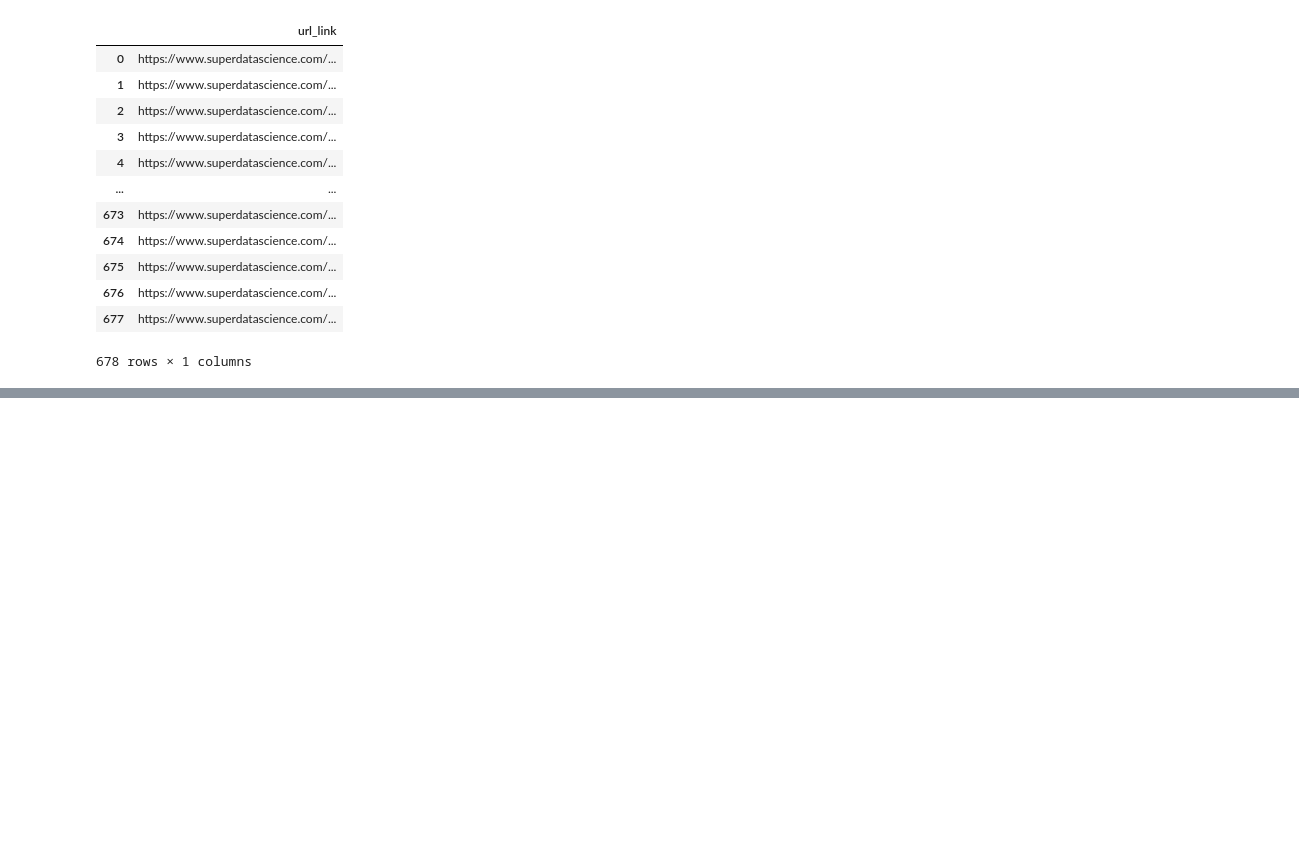
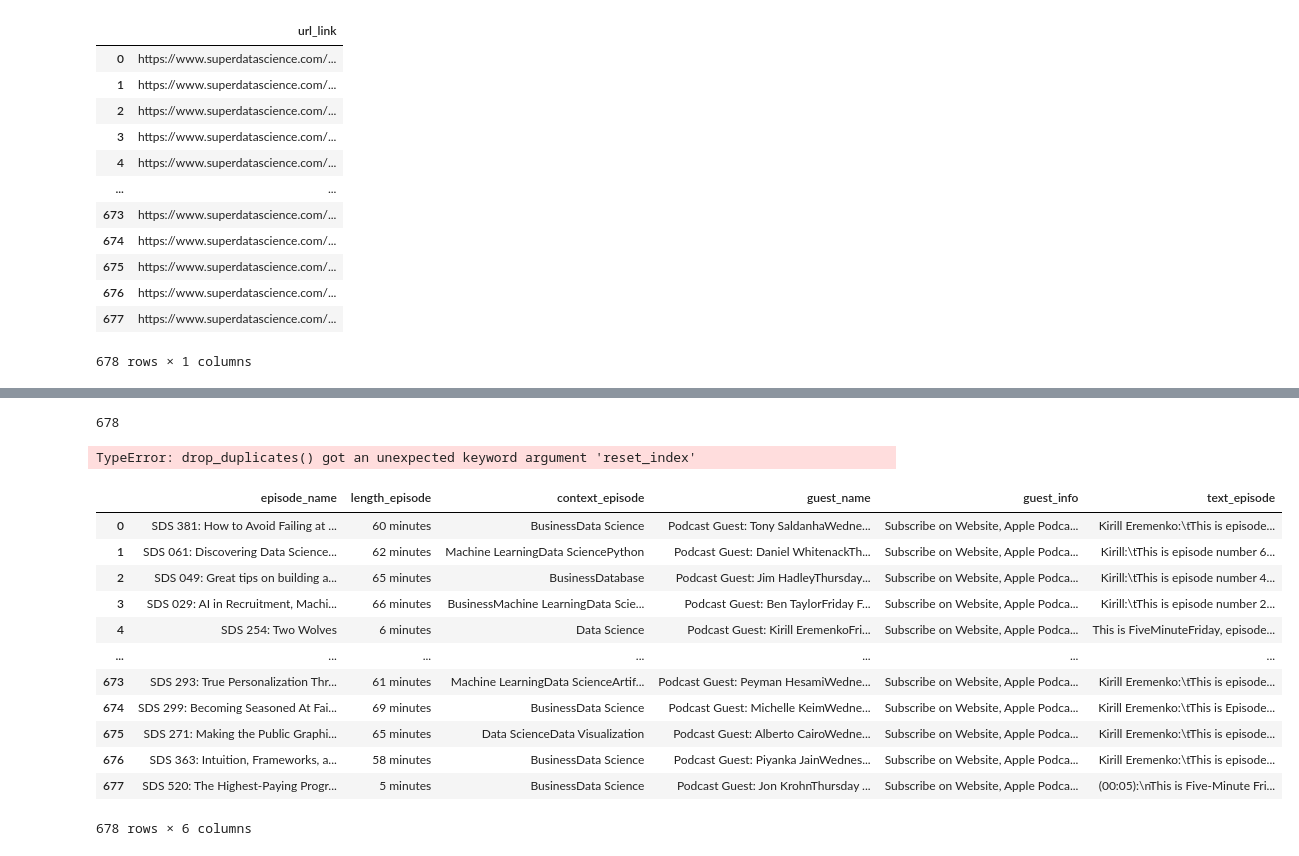
Before and after one commit to ashamaheshwari/SDS_podcast_analysis, a Jupyter notebook: notebooks/SDS_Web_Scraper.ipynb, the cells around one changed output, grey strips where cells are left out. Drawn from its saved outputs; the diff is of its cells as text; code cells hidden in the pictures; blank space fills up the shorter version.

```diff
--- a/notebooks/SDS_Web_Scraper.ipynb
+++ b/notebooks/SDS_Web_Scraper.ipynb
@@ -97,3 +151,27 @@ superdatascience
+# %%
+superdatascience['episode_name'].nunique()
+# %% [output]
+678
+# %%
+superdatascience = superdatascience.drop_duplicates()
+# %% [output]
+TypeError: drop_duplicates() got an unexpected keyword argument 'reset_index'
+# %%
+superdatascience.reset_index(drop = True)
+# %% [output]
+|  | episode_name | length_episode | context_episode | guest_name | guest_info | text_episode |
+| 0 | SDS 381: How to Avoid Failing at ... | 60 minutes | BusinessData Science | Podcast Guest: Tony SaldanhaWedne... | Subscribe on Website, Apple Podca... | Kirill Eremenko:\tThis is episode... |
+| 1 | SDS 061: Discovering Data Science... | 62 minutes | Machine LearningData SciencePython | Podcast Guest: Daniel WhitenackTh... | Subscribe on Website, Apple Podca... | Kirill:\tThis is episode number 6... |
+| 2 | SDS 049: Great tips on building a... | 65 minutes | BusinessDatabase | Podcast Guest: Jim HadleyThursday... | Subscribe on Website, Apple Podca... | Kirill:\tThis is episode number 4... |
+| 3 | SDS 029: AI in Recruitment, Machi... | 66 minutes | BusinessMachine LearningData Scie... | Podcast Guest: Ben TaylorFriday F... | Subscribe on Website, Apple Podca... | Kirill:\tThis is episode number 2... |
+| 4 | SDS 254: Two Wolves | 6 minutes | Data Science | Podcast Guest: Kirill EremenkoFri... | Subscribe on Website, Apple Podca... | This is FiveMinuteFriday, episode... |
+| ... | ... | ... | ... | ... | ... | ... |
+| 673 | SDS 293: True Personalization Thr... | 61 minutes | Machine LearningData ScienceArtif... | Podcast Guest: Peyman HesamiWedne... | Subscribe on Website, Apple Podca... | Kirill Eremenko:\tThis is episode... |
+| 674 | SDS 299: Becoming Seasoned At Fai... | 69 minutes | BusinessData Science | Podcast Guest: Michelle KeimWedne... | Subscribe on Website, Apple Podca... | Kirill Eremenko:\tThis is Episode... |
+| 675 | SDS 271: Making the Public Graphi... | 65 minutes | Data ScienceData Visualization | Podcast Guest: Alberto CairoWedne... | Subscribe on Website, Apple Podca... | Kirill Eremenko:\tThis is episode... |
+| 676 | SDS 363: Intuition, Frameworks, a... | 58 minutes | BusinessData Science | Podcast Guest: Piyanka JainWednes... | Subscribe on Website, Apple Podca... | Kirill Eremenko:\tThis is episode... |
+| 677 | SDS 520: The Highest-Paying Progr... | 5 minutes | BusinessData Science | Podcast Guest: Jon KrohnThursday ... | Subscribe on Website, Apple Podca... | (00:05):\nThis is Five-Minute Fri... |
+678 rows × 6 columns
 # %%
 sds_url_links
 # %%
```
Also changed, not shown: parts of 9 cells of this notebook.
